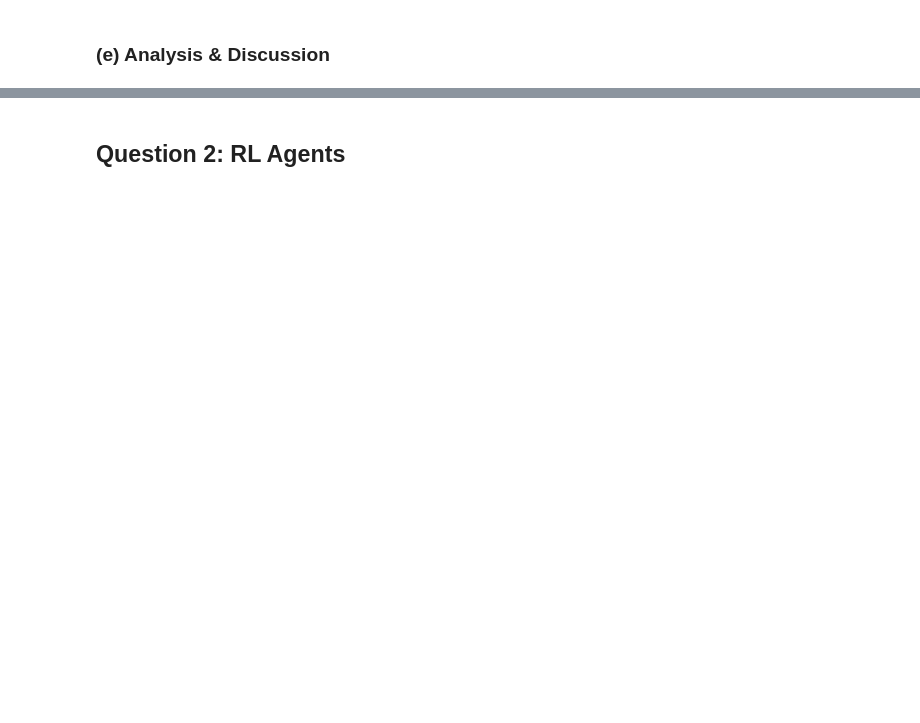
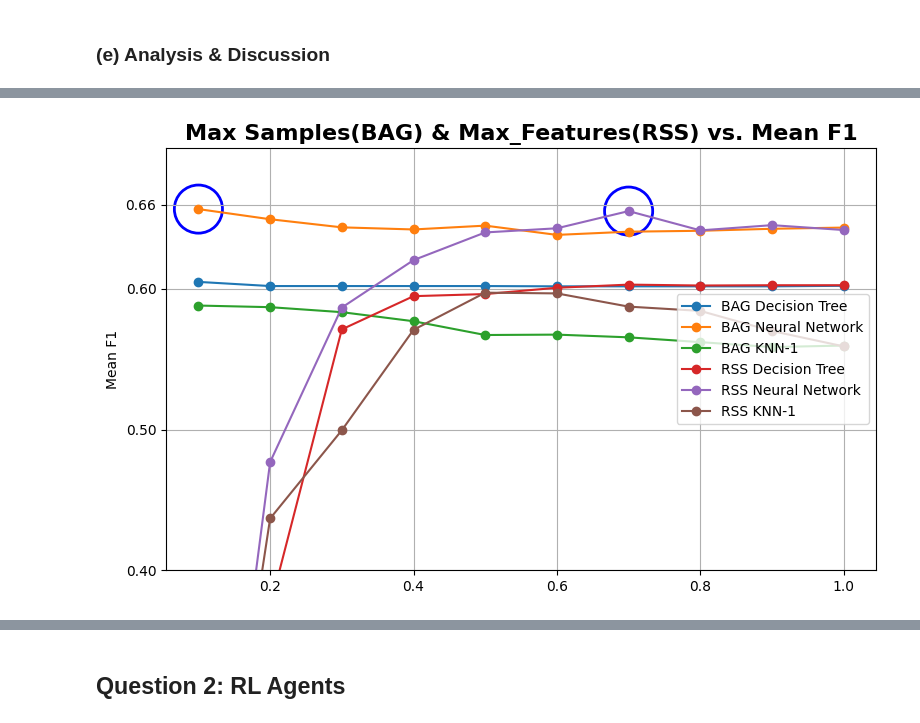
Before and after one commit to dandex200/COMP47490_Machine_Learning, a Jupyter notebook: Assignment_2/ML_A2.ipynb, the cells around one changed output, grey strips where cells are left out. Cells and saved outputs as stored; diff of their text form; code cells hidden in the pictures; blank space fills up the shorter version.

```diff
--- a/Assignment_2/ML_A2.ipynb
+++ b/Assignment_2/ML_A2.ipynb
@@ -1117,0 +1147,32 @@ Text
+# %%
+fig, ax = plt.subplots(figsize=(8, 5))
+
+#Plot Max Samples of Bagging Ensemble vs Mean F1 of Classifiers
+ax.plot(dtc_max_samples, dtc_mean_f1_samples, label='BAG Decision Tree', marker='o')
+ax.plot(nn_max_samples, nn_mean_f1_samples, label='BAG Neural Network', marker='o')
+ax.plot(knn_max_samples, knn_mean_f1_samples, label='BAG KNN-1', marker='o')
+highest_samples_bag_score = (0.1, 0.6567978753797518)  #NN
+
+
+#Plot Max_Features of Random Subspacing with Previous Best Ensemble Size
+ax.plot(dtc_max_features, dtc_mean_f1_features, label='RSS Decision Tree', marker='o')
+ax.plot(nn_max_features, nn_mean_f1_features, label='RSS Neural Network', marker='o')
+ax.plot(knn_max_features, knn_mean_f1_features, label='RSS KNN-1', marker='o')
+highest_samples_rss_score = (0.7, 0.6553803595506553)  #NN
+
+
+ax.set_ylabel('Mean F1')
+ax.set_title('Max Samples(BAG) & Max_Features(RSS) vs. Mean F1', fontweight='bold', fontsize=16)
+yticks = [0.10, 0.20, 0.30, 0.40, 0.50, 0.60, 0.66]
+ax.set_yticks(yticks)
+ax.set_yticklabels([str(tick) for tick in yticks])
+ax.set_ylim(bottom=0.4, top=0.70)
+ax.yaxis.set_major_formatter(ScalarFormatter())
+ax.legend(loc='center right')
+ax.grid(True)
+plt.scatter(*highest_samples_bag_score, s=1200, facecolors='none', edgecolors='blue', linewidths=2,)
+plt.scatter(*highest_samples_rss_score, s=1200, facecolors='none', edgecolors='blue', linewidths=2,)
+plt.tight_layout()
+plt.show()
+# %% [output]
+[figure, added]
```
Also changed, not shown: parts of 11 cells of this notebook.
